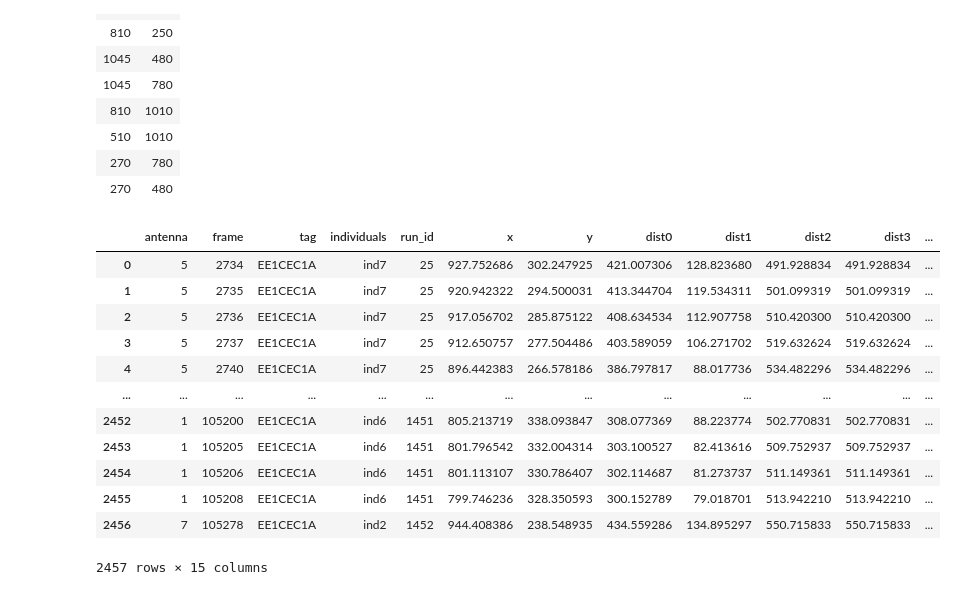
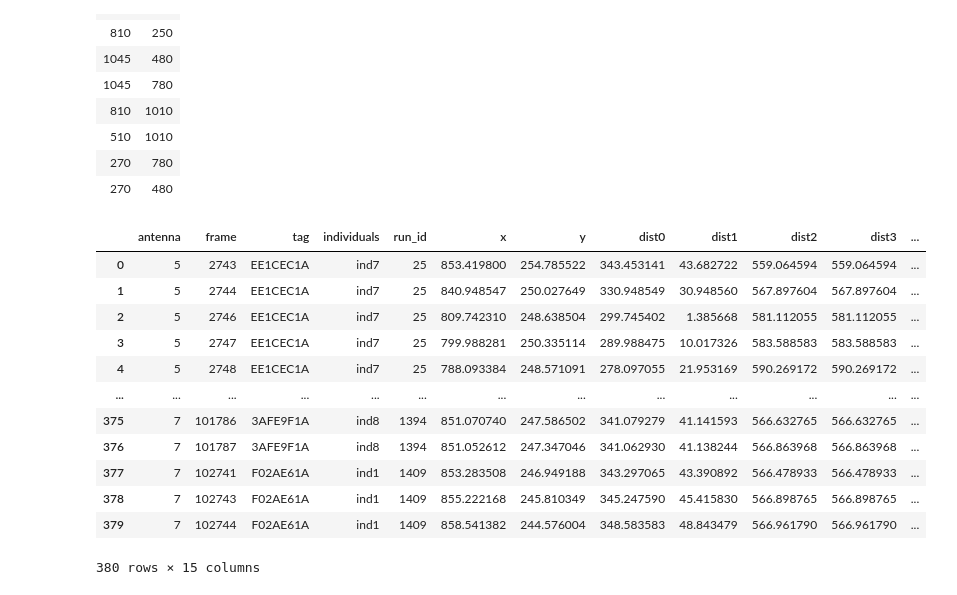
Before and after one commit to KonradDanielewski/DeepEcoHab, a Jupyter notebook: examples/reid_notebook.ipynb, the cells around one changed output. Saved outputs shown, nothing was run; the diff lists cells and outputs as text; code cells hidden in the pictures.

```diff
--- a/examples/reid_notebook.ipynb
+++ b/examples/reid_notebook.ipynb
@@ -18,23 +18,26 @@ long_pdf = (
 tracking_lf = pl.from_pandas(long_pdf).lazy().rename({'level_0':"frame"}).drop('scorer') #ograć rename wczytywaniem z hdf
 # %%
 import numpy as np
+
+jump_from_null_expr = (pl.col('x').is_null() != pl.col('x').shift().over('individuals').is_null() )
 
 tracking_lf = tracking_lf.filter(
     pl.col('bodyparts') == "Dorsal2",#to decide, maybe centroid instead
 ).sort(
     ["individuals", "frame"]
 ).with_columns(
-    sum(pl.col(c).diff().over('individuals').pow(2) for c in ['x','y']).sqrt().alias('jump'),
+    sum(pl.col(c).diff().over('individuals').pow(2) for c in ['x','y']).sqrt().alias('jump_dist'),
     (pl.col("x").is_between(460,830) & pl.col("y").is_between(300,970)).fill_null(False).alias("center")
 ).with_columns(
-    pl.when(
-        ((pl.col("likelihood") >= 0.7) & (pl.col('jump') < 20) & (pl.col('center').not_()))#magic numbers
+    [pl.when(
+        ((pl.col("likelihood") >= 0.7)  & (pl.col('center').not_()))#magic numbers
     ).then(
         pl.col(c)
     ).otherwise(None).alias(c)
-    for c in ["x", "y"]
+    for c in ["x", "y"]]
 ).with_columns(
-    [pl.col(c).interpolate().over("individuals").alias(c)
-    for c in ["x", "y"]]
-)
+    (((pl.col('jump_dist')>20)& ~(pl.col('jump_dist').is_null()))).fill_null(False).alias('jump')
+    # *[pl.col(c).interpolate().over("individuals").alias(c)
+    # for c in ["x", "y"]]
+).sort(["frame"])
 #.drop(pl.col("likelihood"))#.collect()
@@ -294,19 +337,19 @@ for i, d in enumerate(data):
     )
 # %%
 antenna_with_coords_t.filter(
-    pl.col("dist1") < 150
+    pl.col("dist1") < 50
 ).collect().to_pandas()
 # %% [output]
 |  | antenna | frame | tag | individuals | run_id | x | y | dist0 | dist1 | dist2 | dist3 | ... |
-| 0 | 5 | 2734 | EE1CEC1A | ind7 | 25 | 927.752686 | 302.247925 | 421.007306 | 128.823680 | 491.928834 | 491.928834 | ... |
-| 1 | 5 | 2735 | EE1CEC1A | ind7 | 25 | 920.942322 | 294.500031 | 413.344704 | 119.534311 | 501.099319 | 501.099319 | ... |
-| 2 | 5 | 2736 | EE1CEC1A | ind7 | 25 | 917.056702 | 285.875122 | 408.634534 | 112.907758 | 510.420300 | 510.420300 | ... |
-| 3 | 5 | 2737 | EE1CEC1A | ind7 | 25 | 912.650757 | 277.504486 | 403.589059 | 106.271702 | 519.632624 | 519.632624 | ... |
-| 4 | 5 | 2740 | EE1CEC1A | ind7 | 25 | 896.442383 | 266.578186 | 386.797817 | 88.017736 | 534.482296 | 534.482296 | ... |
+| 0 | 5 | 2743 | EE1CEC1A | ind7 | 25 | 853.419800 | 254.785522 | 343.453141 | 43.682722 | 559.064594 | 559.064594 | ... |
+| 1 | 5 | 2744 | EE1CEC1A | ind7 | 25 | 840.948547 | 250.027649 | 330.948549 | 30.948560 | 567.897604 | 567.897604 | ... |
+| 2 | 5 | 2746 | EE1CEC1A | ind7 | 25 | 809.742310 | 248.638504 | 299.745402 | 1.385668 | 581.112055 | 581.112055 | ... |
+| 3 | 5 | 2747 | EE1CEC1A | ind7 | 25 | 799.988281 | 250.335114 | 289.988475 | 10.017326 | 583.588583 | 583.588583 | ... |
+| 4 | 5 | 2748 | EE1CEC1A | ind7 | 25 | 788.093384 | 248.571091 | 278.097055 | 21.953169 | 590.269172 | 590.269172 | ... |
 | ... | ... | ... | ... | ... | ... | ... | ... | ... | ... | ... | ... | ... |
-| 2452 | 1 | 105200 | EE1CEC1A | ind6 | 1451 | 805.213719 | 338.093847 | 308.077369 | 88.223774 | 502.770831 | 502.770831 | ... |
-| 2453 | 1 | 105205 | EE1CEC1A | ind6 | 1451 | 801.796542 | 332.004314 | 303.100527 | 82.413616 | 509.752937 | 509.752937 | ... |
-| 2454 | 1 | 105206 | EE1CEC1A | ind6 | 1451 | 801.113107 | 330.786407 | 302.114687 | 81.273737 | 511.149361 | 511.149361 | ... |
-| 2455 | 1 | 105208 | EE1CEC1A | ind6 | 1451 | 799.746236 | 328.350593 | 300.152789 | 79.018701 | 513.942210 | 513.942210 | ... |
-| 2456 | 7 | 105278 | EE1CEC1A | ind2 | 1452 | 944.408386 | 238.548935 | 434.559286 | 134.895297 | 550.715833 | 550.715833 | ... |
+| 375 | 7 | 101786 | 3AFE9F1A | ind8 | 1394 | 851.070740 | 247.586502 | 341.079279 | 41.141593 | 566.632765 | 566.632765 | ... |
+| 376 | 7 | 101787 | 3AFE9F1A | ind8 | 1394 | 851.052612 | 247.347046 | 341.062930 | 41.138244 | 566.863968 | 566.863968 | ... |
+| 377 | 7 | 102741 | F02AE61A | ind1 | 1409 | 853.283508 | 246.949188 | 343.297065 | 43.390892 | 566.478933 | 566.478933 | ... |
+| 378 | 7 | 102743 | F02AE61A | ind1 | 1409 | 855.222168 | 245.810349 | 345.247590 | 45.415830 | 566.898765 | 566.898765 | ... |
+| 379 | 7 | 102744 | F02AE61A | ind1 | 1409 | 858.541382 | 244.576004 | 348.583583 | 48.843479 | 566.961790 | 566.961790 | ... |
-2457 rows × 15 columns
+380 rows × 15 columns
```
Also changed, not shown: parts of 8 cells of this notebook.
